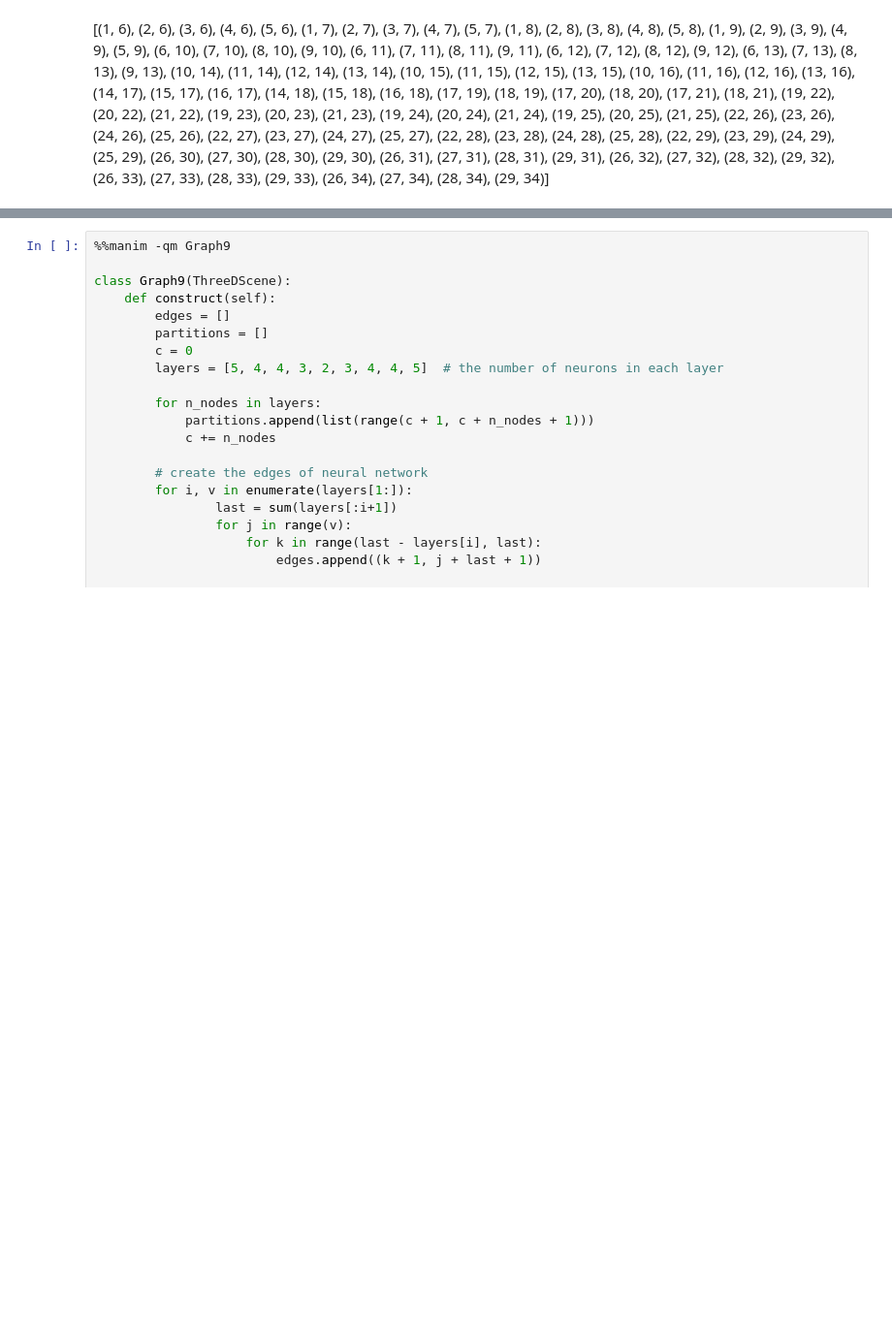
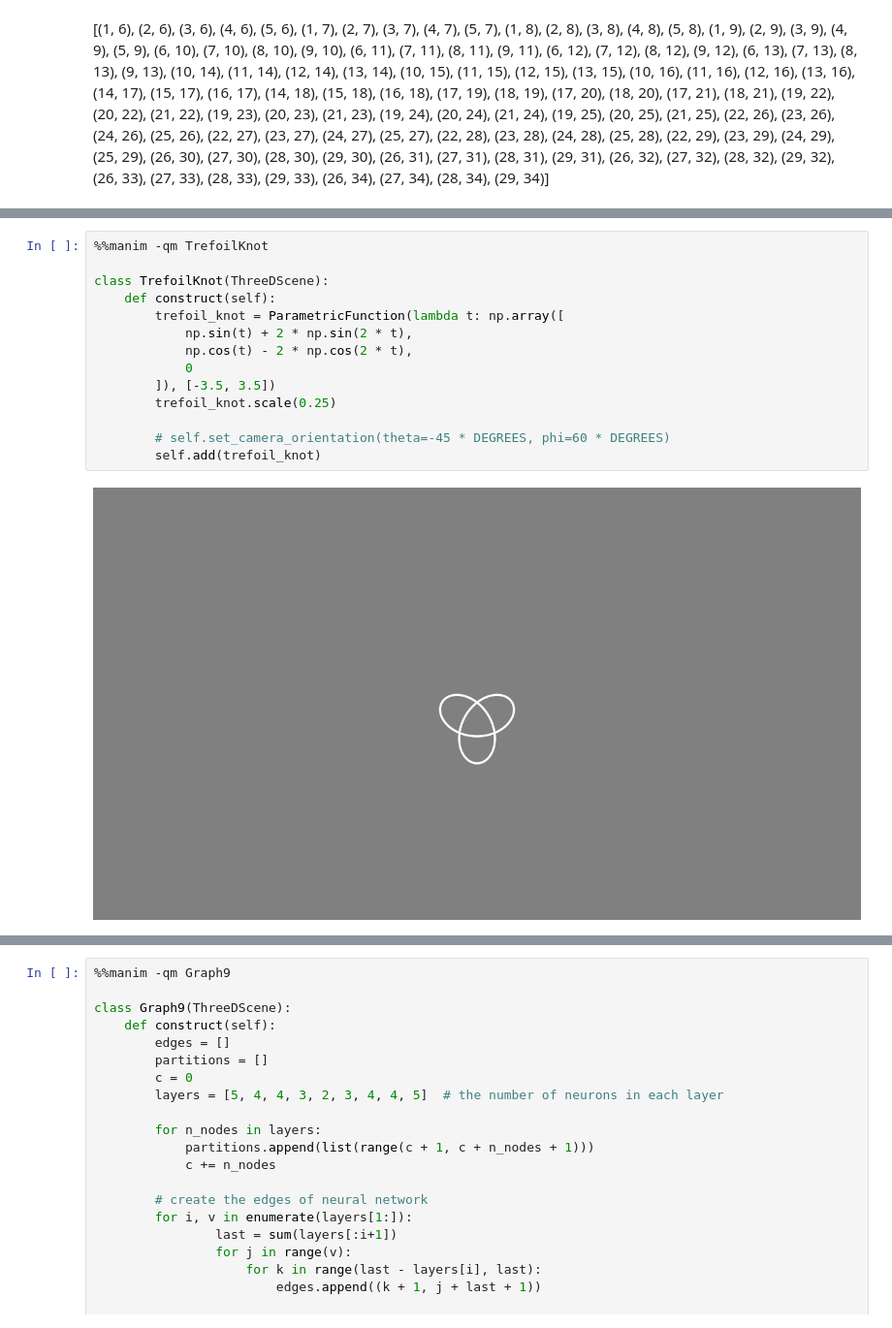
Before and after one commit to 08Aristodemus24/project-alexander-animations, a Jupyter notebook: test_scenes.ipynb, the cells around one changed output, grey strips where cells are left out. Shown: that part at 97% size. Saved outputs shown, nothing was run; the diff lists cells and outputs as text; blank space fills up the shorter version.

```diff
--- a/test_scenes.ipynb
+++ b/test_scenes.ipynb
@@ -817,0 +820,16 @@ ValueError: all the input arrays must have same number of dimensions, but the ar
+# %%
+%%manim -qm TrefoilKnot
+
+class TrefoilKnot(ThreeDScene):
+    def construct(self):
+        trefoil_knot = ParametricFunction(lambda t: np.array([
+            np.sin(t) + 2 * np.sin(2 * t),
+            np.cos(t) - 2 * np.cos(2 * t),
+            0
+        ]), [-3.5, 3.5])
+        trefoil_knot.scale(0.25)
+
+        # self.set_camera_orientation(theta=-45 * DEGREES, phi=60 * DEGREES)
+        self.add(trefoil_knot)
+# %% [output]
+[figure, added]
```
Also changed, not shown: parts of 4 cells of this notebook, 1 other file.
